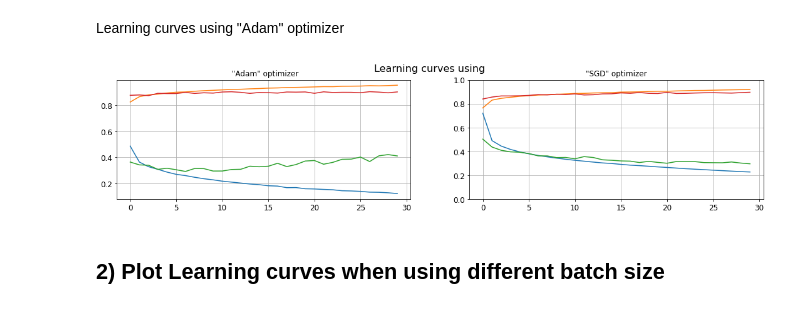
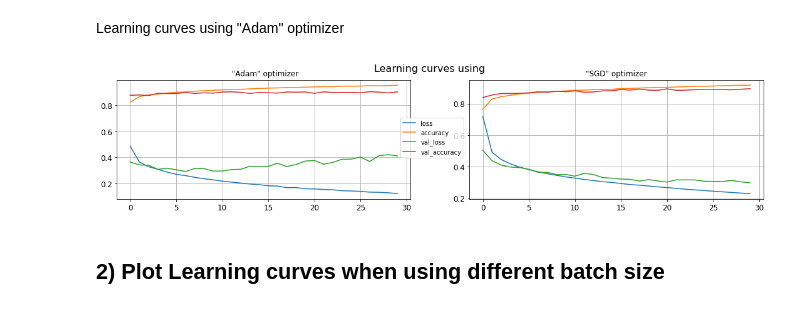
Before and after one commit to Elhassan7/Advanced-learning-21-22S4, a Jupyter notebook: ANN_with_keras .ipynb, the cells around one changed output. Drawn from its saved outputs; the diff is of its cells as text; code cells hidden in the pictures.

```diff
--- a/ANN_with_keras .ipynb
+++ b/ANN_with_keras .ipynb
@@ -373,24 +373,27 @@ history_1 = model_1.fit(X_train, y_train, batch_size=32, epochs=30,
 # %%
 import pandas as pd
 
 data = pd.DataFrame(history.history)
 data_1= pd.DataFrame(history_1.history)
 
 f, (ax1, ax2) = plt.subplots(1, 2)
 f.set_size_inches(18.5, 3.5)
 f.suptitle('Learning curves using', fontsize=16)
+
+
 ax1.plot(data_1)
 ax1.set_title(' "Adam" optimizer')
 ax1.grid(True)
 
 ax2.plot(data)
 ax2.set_title('"SGD" optimizer')
 ax2.grid(True)
+ax2.set
 
-plt.gca().set_ylim(0, 1)
+f.legend(data_1.columns, loc='center')
 plt.show()
 # %% [output]
-[figure, old version]
+[figure, new version]
 # %% [markdown]
 ## 2) Plot Learning curves when using different batch size
 # %%
```
Also changed, not shown: parts of 8 cells of this notebook.
